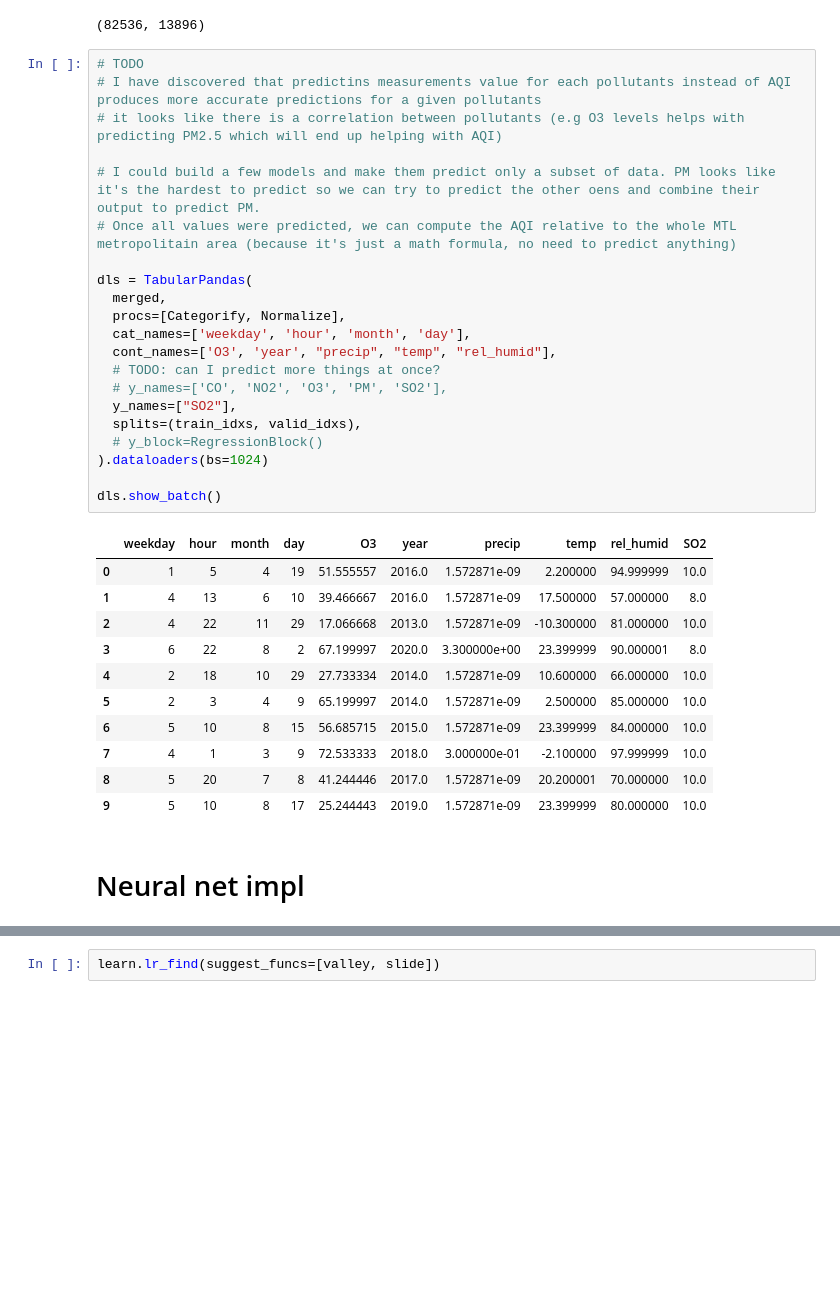
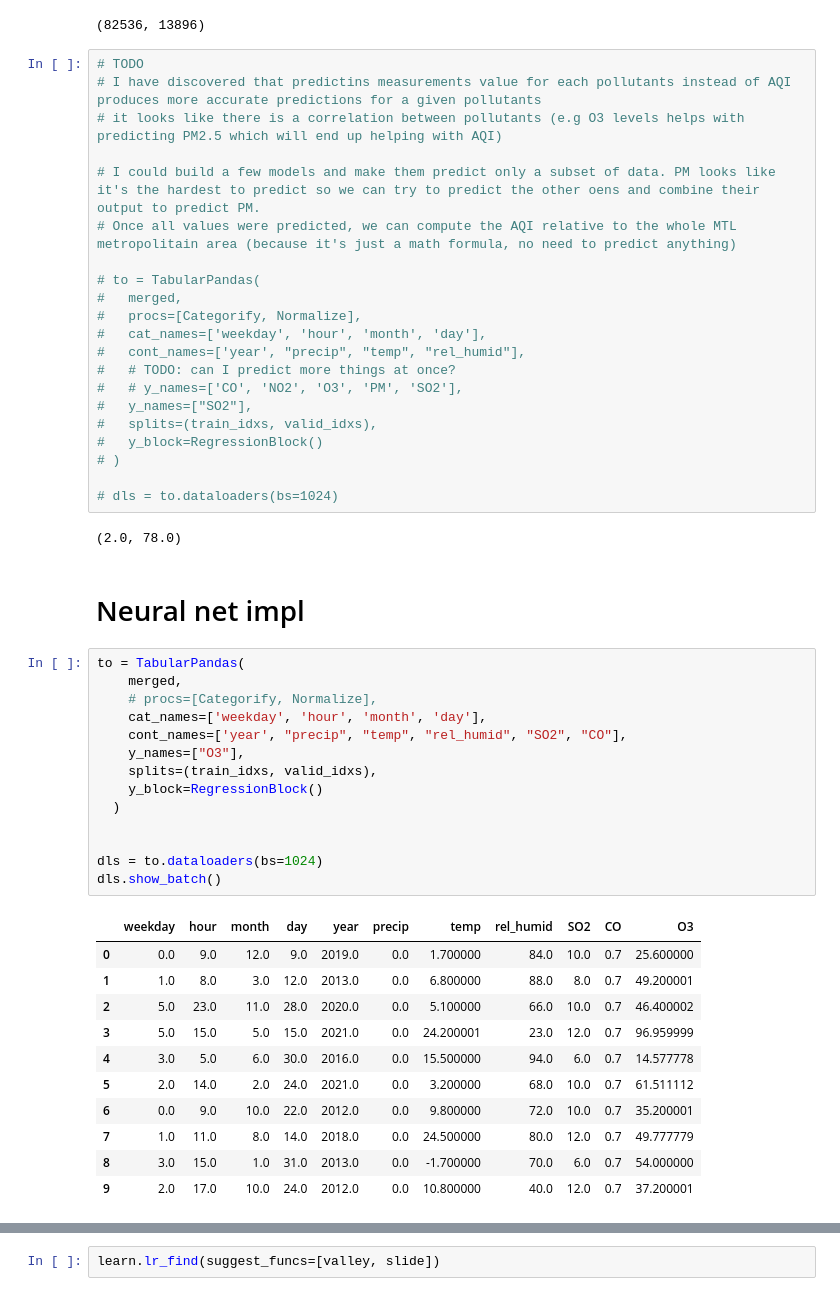
Before and after one commit to Magellol/montreal-aqi-predictions, a Jupyter notebook: index.ipynb, the cells around one changed output, grey strips where cells are left out. Drawn from its saved outputs; the diff is of its cells as text; blank space fills up the shorter version.

```diff
--- a/index.ipynb
+++ b/index.ipynb
@@ -316,30 +303,46 @@ len(merged.loc[train_idxs]), len(valid_idxs)
 # I could build a few models and make them predict only a subset of data. PM looks like it's the hardest to predict so we can try to predict the other oens and combine their output to predict PM.
 # Once all values were predicted, we can compute the AQI relative to the whole MTL metropolitain area (because it's just a math formula, no need to predict anything)
 
-dls = TabularPandas(
-  merged,
-  procs=[Categorify, Normalize],
-  cat_names=['weekday', 'hour', 'month', 'day'],
-  cont_names=['O3', 'year', "precip", "temp", "rel_humid"],
-  # TODO: can I predict more things at once?
-  # y_names=['CO', 'NO2', 'O3', 'PM', 'SO2'],
-  y_names=["SO2"],
-  splits=(train_idxs, valid_idxs),
-  # y_block=RegressionBlock()
-).dataloaders(bs=1024)
+# to = TabularPandas(
+#   merged,
+#   procs=[Categorify, Normalize],
+#   cat_names=['weekday', 'hour', 'month', 'day'],
+#   cont_names=['year', "precip", "temp", "rel_humid"],
+#   # TODO: can I predict more things at once?
+#   # y_names=['CO', 'NO2', 'O3', 'PM', 'SO2'],
+#   y_names=["SO2"],
+#   splits=(train_idxs, valid_idxs),
+#   y_block=RegressionBlock()
+# )
 
-dls.show_batch()
+# dls = to.dataloaders(bs=1024)
 # %% [output]
-|  | weekday | hour | month | day | O3 | year | precip | temp | rel_humid | SO2 |
-| 0 | 1 | 5 | 4 | 19 | 51.555557 | 2016.0 | 1.572871e-09 | 2.200000 | 94.999999 | 10.0 |
-| 1 | 4 | 13 | 6 | 10 | 39.466667 | 2016.0 | 1.572871e-09 | 17.500000 | 57.000000 | 8.0 |
-| 2 | 4 | 22 | 11 | 29 | 17.066668 | 2013.0 | 1.572871e-09 | -10.300000 | 81.000000 | 10.0 |
-| 3 | 6 | 22 | 8 | 2 | 67.199997 | 2020.0 | 3.300000e+00 | 23.399999 | 90.000001 | 8.0 |
-| 4 | 2 | 18 | 10 | 29 | 27.733334 | 2014.0 | 1.572871e-09 | 10.600000 | 66.000000 | 10.0 |
-| 5 | 2 | 3 | 4 | 9 | 65.199997 | 2014.0 | 1.572871e-09 | 2.500000 | 85.000000 | 10.0 |
-| 6 | 5 | 10 | 8 | 15 | 56.685715 | 2015.0 | 1.572871e-09 | 23.399999 | 84.000000 | 10.0 |
-| 7 | 4 | 1 | 3 | 9 | 72.533333 | 2018.0 | 3.000000e-01 | -2.100000 | 97.999999 | 10.0 |
-| 8 | 5 | 20 | 7 | 8 | 41.244446 | 2017.0 | 1.572871e-09 | 20.200001 | 70.000000 | 10.0 |
-| 9 | 5 | 10 | 8 | 17 | 25.244443 | 2019.0 | 1.572871e-09 | 23.399999 | 80.000000 | 10.0 |
+(2.0, 78.0)
 # %% [markdown]
 # Neural net impl
+# %%
+to = TabularPandas(
+    merged,
+    # procs=[Categorify, Normalize],
+    cat_names=['weekday', 'hour', 'month', 'day'],
+    cont_names=['year', "precip", "temp", "rel_humid", "SO2", "CO"],
+    y_names=["O3"],
+    splits=(train_idxs, valid_idxs),
+    y_block=RegressionBlock()
+  )
+
+
+dls = to.dataloaders(bs=1024)
+dls.show_batch()
+# %% [output]
+|  | weekday | hour | month | day | year | precip | temp | rel_humid | SO2 | CO | O3 |
+| 0 | 0.0 | 9.0 | 12.0 | 9.0 | 2019.0 | 0.0 | 1.700000 | 84.0 | 10.0 | 0.7 | 25.600000 |
+| 1 | 1.0 | 8.0 | 3.0 | 12.0 | 2013.0 | 0.0 | 6.800000 | 88.0 | 8.0 | 0.7 | 49.200001 |
+| 2 | 5.0 | 23.0 | 11.0 | 28.0 | 2020.0 | 0.0 | 5.100000 | 66.0 | 10.0 | 0.7 | 46.400002 |
+| 3 | 5.0 | 15.0 | 5.0 | 15.0 | 2021.0 | 0.0 | 24.200001 | 23.0 | 12.0 | 0.7 | 96.959999 |
+| 4 | 3.0 | 5.0 | 6.0 | 30.0 | 2016.0 | 0.0 | 15.500000 | 94.0 | 6.0 | 0.7 | 14.577778 |
+| 5 | 2.0 | 14.0 | 2.0 | 24.0 | 2021.0 | 0.0 | 3.200000 | 68.0 | 10.0 | 0.7 | 61.511112 |
+| 6 | 0.0 | 9.0 | 10.0 | 22.0 | 2012.0 | 0.0 | 9.800000 | 72.0 | 10.0 | 0.7 | 35.200001 |
+| 7 | 1.0 | 11.0 | 8.0 | 14.0 | 2018.0 | 0.0 | 24.500000 | 80.0 | 12.0 | 0.7 | 49.777779 |
+| 8 | 3.0 | 15.0 | 1.0 | 31.0 | 2013.0 | 0.0 | -1.700000 | 70.0 | 6.0 | 0.7 | 54.000000 |
+| 9 | 2.0 | 17.0 | 10.0 | 24.0 | 2012.0 | 0.0 | 10.800000 | 40.0 | 12.0 | 0.7 | 37.200001 |
```
Also changed, not shown: parts of 15 cells of this notebook.
